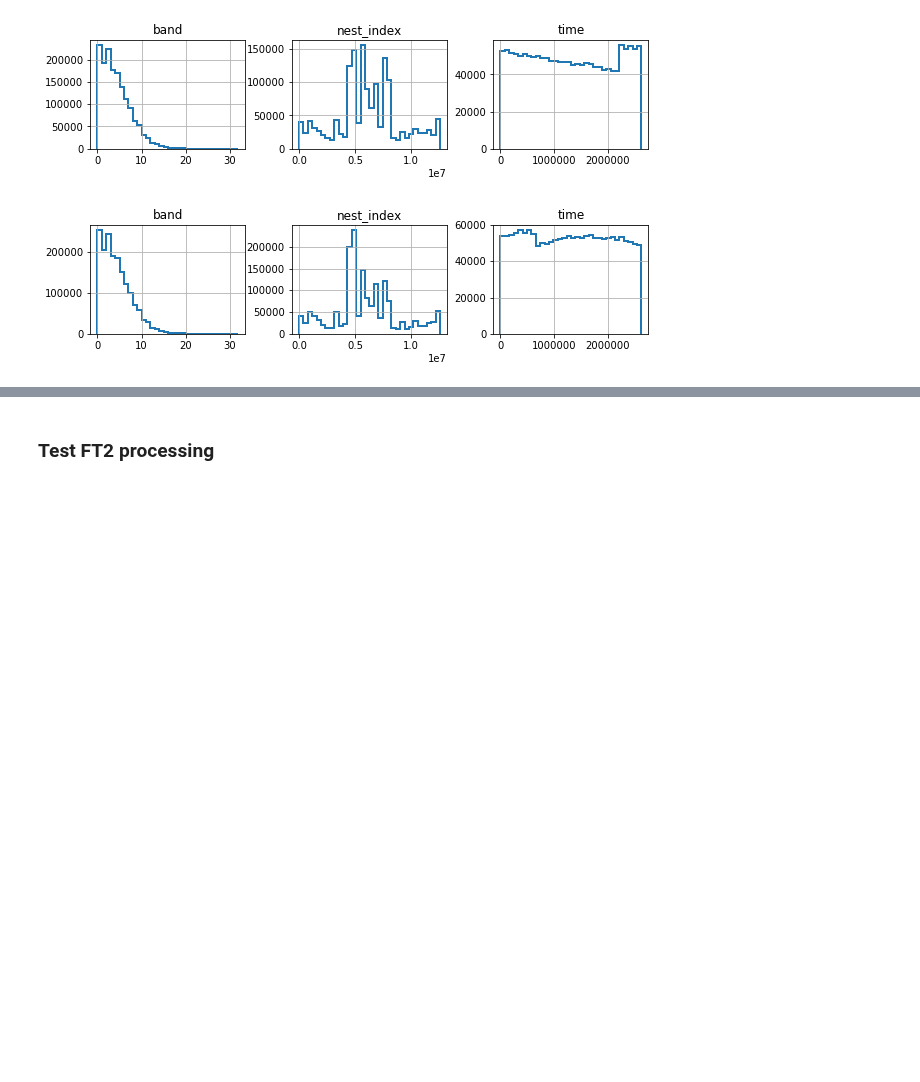
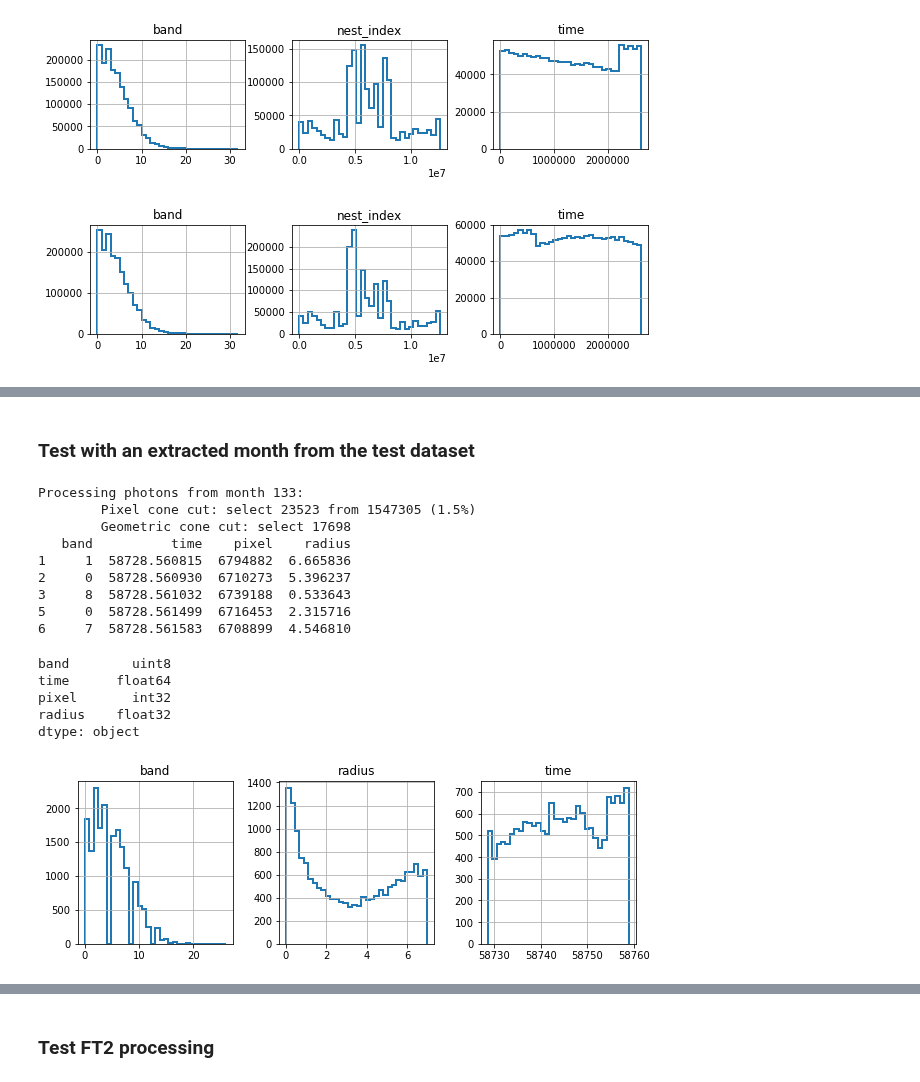
Before and after one commit to tburnett/wtlike, a Jupyter notebook: nbs/01-data_man.ipynb, the cells around one changed output, grey strips where cells are left out. Cells and saved outputs as stored; diff of their text form; code cells hidden in the pictures; blank space fills up the shorter version.

Commit message:
sidebar, data_man

```diff
--- a/nbs/01-data_man.ipynb
+++ b/nbs/01-data_man.ipynb
@@ -24,13 +21,14 @@ from astropy.io import fits
 import healpy
 import numpy as np
 import pandas as pd
+pd.set_option('display.precision', 2)
 import pickle
 import pyarrow as pa
 import pyarrow.parquet as pq
 
 from wtlike.config import *
 
-def _get_FT1_data( config, ft1_file):
+def get_ft1_data( config, ft1_file):
 
         """
         Read in a photon data (FT1) file, bin in energy and position to convert to a compact DataFrame
@@ -93,7 +91,7 @@ def _get_FT1_data( config, ft1_file):
         if verbose>0:
             print(  f'FT1 file {ft1_file}:'\
                     f'\n\tFound {len(data):,} events, {sum(e_cut):,} with E>{ebins[0]:.0f} MeV.'\
-                    f'\n\ttheta<{theta_cut} and z<{z_cut} selections remove:'\
+                    f'\n\ttheta<{theta_cut:.1f} and z<{z_cut} selections remove:'\
                     f' {100.- 100*sum(data_cut)/float(len(data)):.2f} %'\
                     f'\n\tGTI cut removes {sum(~gti_cut)}'
                  )
@@ -155,10 +153,11 @@ For the selected events above 100 MeV, this represents 9 bytes per photon, vs. 2
 # %%
 #
+from pathlib import *
 config=Config()
 if config.valid:
     ft1_files =sorted(list(Path('/tmp/P305_monthy').glob('*.fits')))
     if len(ft1_files)>0:
-        tz,df, gti_times = _get_FT1_data(config, ft1_files[0])
+        tz,df, gti_times = get_ft1_data(config, ft1_files[0])
 # %% [output]
 FT1 file /tmp/P305_monthy/P305_Source_133_zmax105.fits:
         Found 2,700,413 events, 1,714,570 with E>100 MeV.
@@ -332,7 +331,7 @@ Parquet DataSet at "/tmp/datatest" is empty
 ft1_files =sorted(list(Path('/tmp/P305_monthy').glob('*.fits')))
 for file in ft1_files:
     month_index = int(file.name.split('_')[-2])
-    tstart, df, gti_times = _get_FT1_data(config, file)
+    tstart, df, gti_times = get_ft1_data(config, file)
     testds.add_month(month_index, tstart, df, gti_times)
 # %% [output]
 FT1 file /tmp/P305_monthy/P305_Source_133_zmax105.fits:
@@ -475,2 +467,28 @@ dtype: object
+# %% [markdown]
+### Test with an extracted month from the test dataset
+# %%
+#
+source=PointSource('Geminga')
+config.radius=7
+config.verbose=3
+out_df = get_photons_near_source(config, source, testds[0] )
+print(out_df.head())
+out_df.hist('band time radius'.split(),layout=(1,3),figsize=(10,3),bins=32, lw=2);out_df.dtypes
+# %% [output]
+Processing photons from month 133:
+        Pixel cone cut: select 23523 from 1547305 (1.5%)
+        Geometric cone cut: select 17698
+   band          time    pixel    radius
+1     1  58728.560815  6794882  6.665836
+2     0  58728.560930  6710273  5.396237
+3     8  58728.561032  6739188  0.533643
+5     0  58728.561499  6716453  2.315716
+6     7  58728.561583  6708899  4.546810
+band        uint8
+time      float64
+pixel       int32
+radius    float32
+dtype: object
+[figure, added]
 # %%
 #export
```
Also changed, not shown: parts of 22 cells of this notebook, 8 other files.
